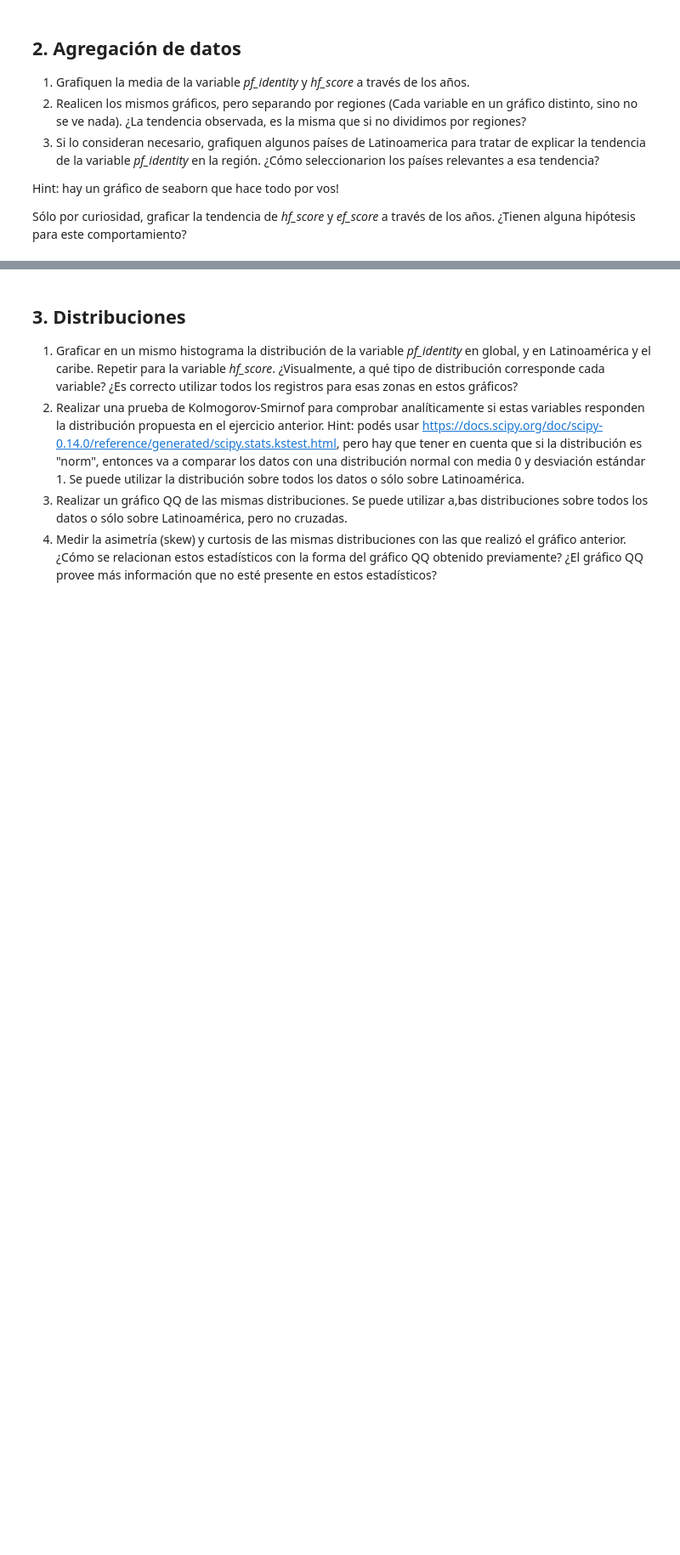
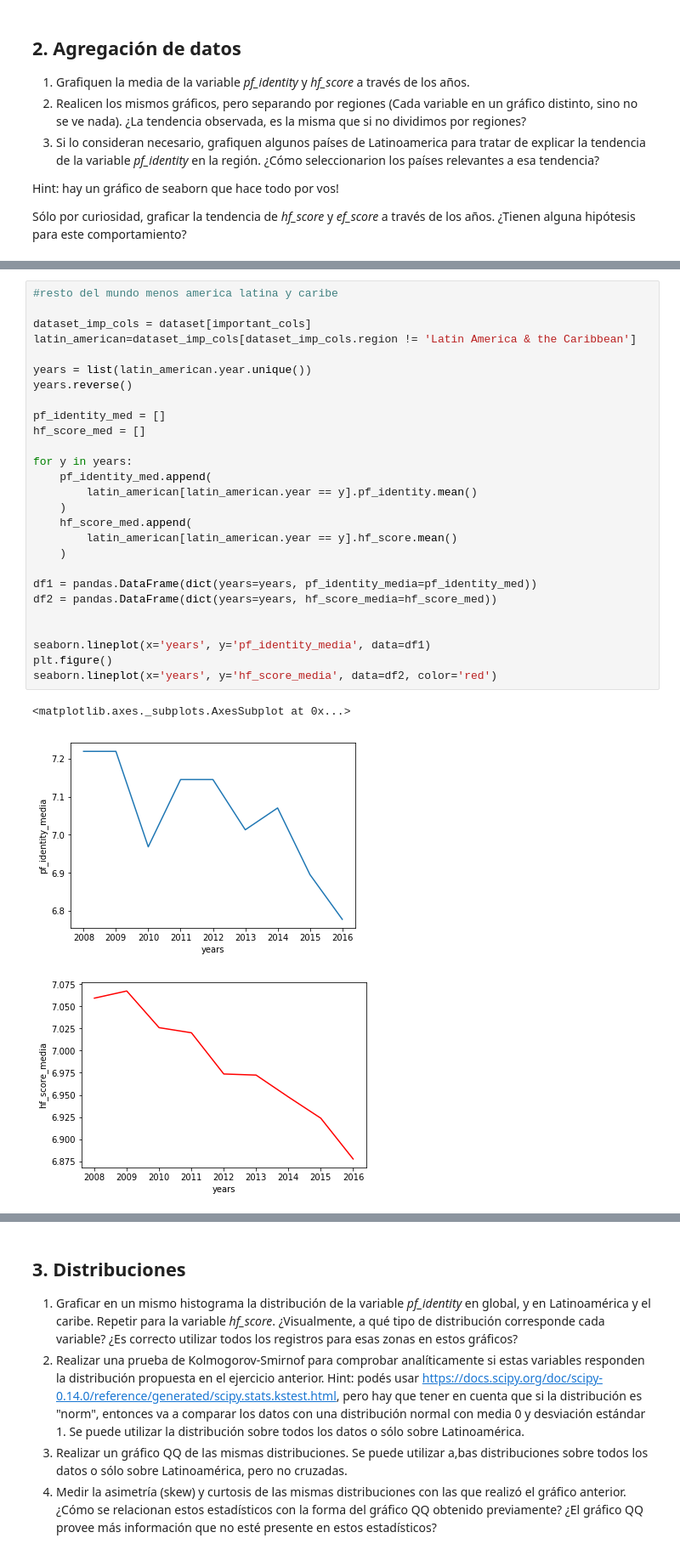
Before and after one commit to abernalc/diplodatos2019, a Jupyter notebook: 02_practico_I.ipynb, the cells around one changed output, grey strips where cells are left out. Shown: that part at 85% size. Saved outputs shown, nothing was run; the diff lists cells and outputs as text; blank space fills up the shorter version.

```diff
--- a/02_practico_I.ipynb
+++ b/02_practico_I.ipynb
@@ -233,0 +245,31 @@ seaborn.lineplot(x=years, y=hf_score_med)
+# %%
+#resto del mundo menos america latina y caribe
+
+dataset_imp_cols = dataset[important_cols]
+latin_american=dataset_imp_cols[dataset_imp_cols.region != 'Latin America & the Caribbean']
+
+years = list(latin_american.year.unique())
+years.reverse()
+
+pf_identity_med = []
+hf_score_med = []
+
+for y in years:
+    pf_identity_med.append(
+        latin_american[latin_american.year == y].pf_identity.mean()
+    )
+    hf_score_med.append(
+        latin_american[latin_american.year == y].hf_score.mean()
+    )
+
+df1 = pandas.DataFrame(dict(years=years, pf_identity_media=pf_identity_med))
+df2 = pandas.DataFrame(dict(years=years, hf_score_media=hf_score_med))
+
+
+seaborn.lineplot(x='years', y='pf_identity_media', data=df1)
+plt.figure()
+seaborn.lineplot(x='years', y='hf_score_media', data=df2, color='red')
+# %% [output]
+<matplotlib.axes._subplots.AxesSubplot at 0x...>
+[figure, added]
+[figure, added]
```
Also changed, not shown: parts of 2 cells of this notebook.
